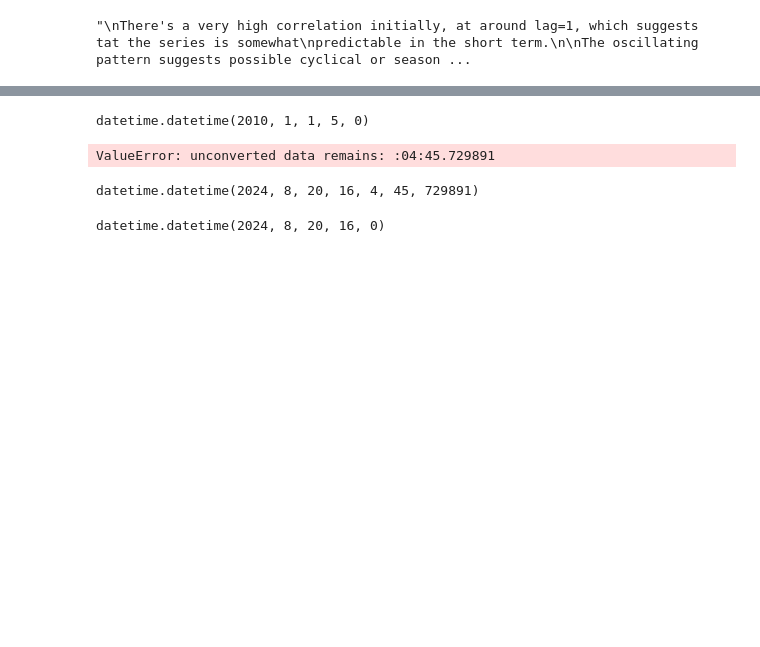
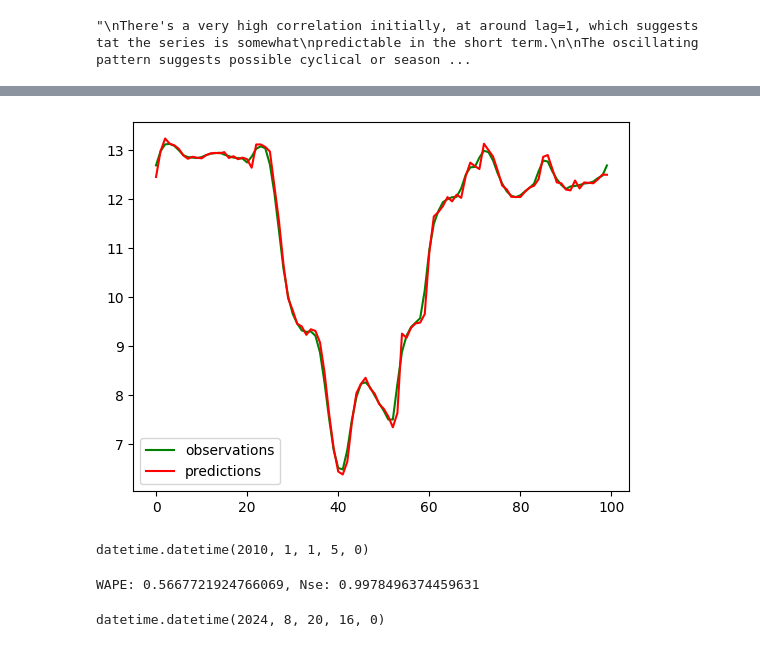
Before and after one commit to watersofthack/WaterSoft, a Jupyter notebook: Machine Learning/Day2/Arima.ipynb, the cells around one changed output, grey strips where cells are left out. Drawn from its saved outputs; the diff is of its cells as text; code cells hidden in the pictures; blank space fills up the shorter version.

```diff
--- a/Machine Learning/Day2/Arima.ipynb
+++ b/Machine Learning/Day2/Arima.ipynb
@@ -242,3 +228,11 @@ KeyboardInterrupt:
+# %%
+x = range(len(test))
+pyplot.plot( test[:100], color='green', label='observations')
+pyplot.plot(predictions[:100], color='red', linestyle='-', label='predictions')
+pyplot.legend()
+pyplot.show()
+# %% [output]
+[figure, added]
 # %%
 from datetime import datetime
 d = datetime.now()
@@ -246,12 +240,25 @@ datetime.strptime(df['DATE'][5][:13], '%Y-%m-%d %H')
 # %% [output]
 datetime.datetime(2010, 1, 1, 5, 0)
 # %%
+import numpy as np
+
+epsilon = np.finfo(float).eps
+
+def Wape(y, y_pred):
+    """Weighted Average Percentage Error metric in the interval [0; 100]"""
+    nominator = np.sum(np.abs(np.subtract(y, y_pred)))
+    denominator = np.add(np.sum(np.abs(y)), epsilon)
+    wape = np.divide(nominator, denominator)*100.0
+    return wape
+
+def nse(y, y_pred):
+    return (1-(np.sum((y_pred-y)**2)/np.sum((y-np.mean(y))**2)))
-# %% [output]
-ValueError: unconverted data remains: :04:45.729891
 # %%
-d
+wape = Wape(test.flatten(), predictions)
+nsee = nse(test.flatten(), predictions)
+print(f'WAPE: {wape}, Nse: {nsee}')
 # %% [output]
-datetime.datetime(2024, 8, 20, 16, 4, 45, 729891)
+WAPE: 0.5667721924766069, Nse: 0.9978496374459631
 # %%
 def parse_datetime(date_str):
     # Parse the full datetime string including hours, minutes, seconds, and microseconds
```
Also changed, not shown: parts of 4 cells of this notebook.
